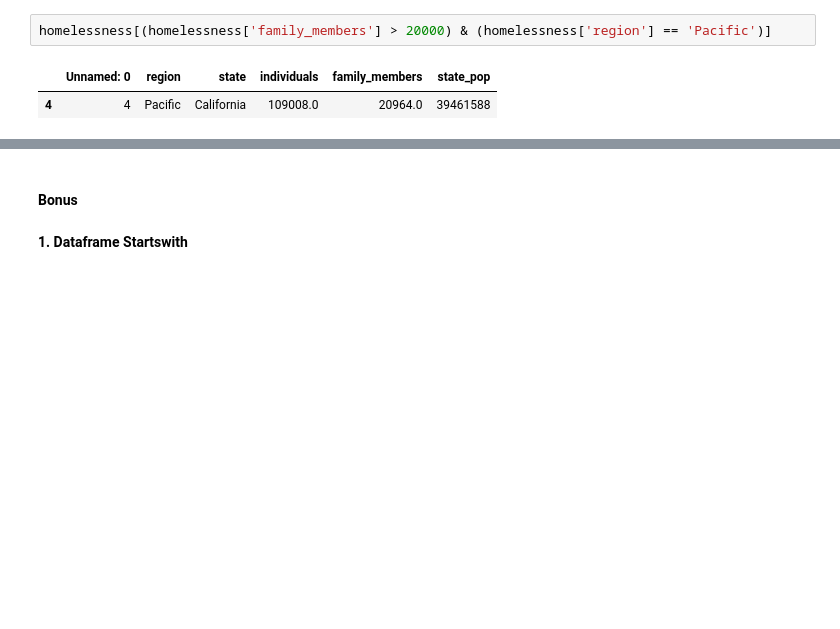
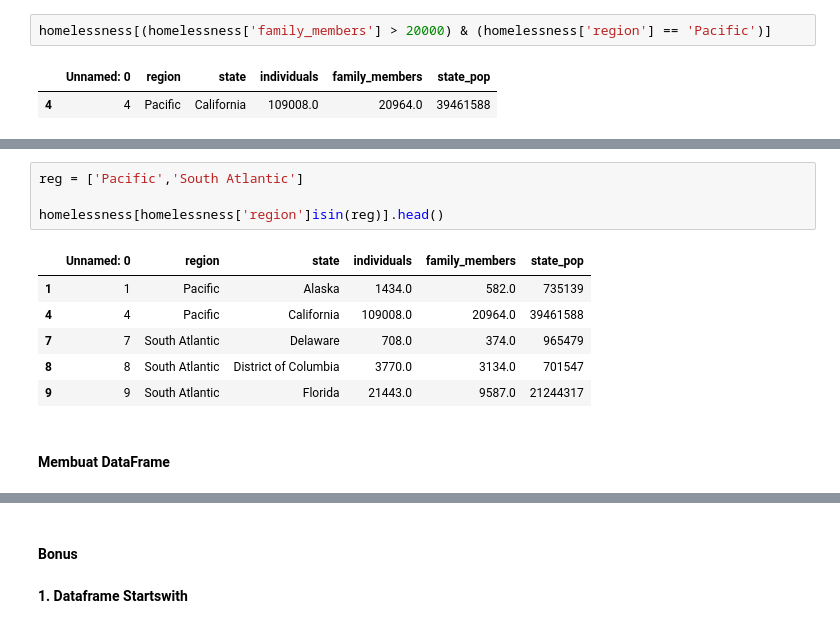
Before and after one commit to UvoChrollo/Pythonista, a Jupyter notebook: Notebook/Data Manipulation/Introduction to Data Manipulation.ipynb, the cells around one changed output, grey strips where cells are left out. Saved outputs shown, nothing was run; the diff lists cells and outputs as text; blank space fills up the shorter version.

Commit message:
Intro Data Manipulation

```diff
--- a/Notebook/Data Manipulation/Introduction to Data Manipulation.ipynb
+++ b/Notebook/Data Manipulation/Introduction to Data Manipulation.ipynb
@@ -391,0 +378,13 @@ homelessness[fam_mem & reg_pac]
+# %%
+reg = ['Pacific','South Atlantic']
+
+homelessness[homelessness['region']isin(reg)].head()
+# %% [output]
+|  | Unnamed: 0 | region | state | individuals | family_members | state_pop |
+| 1 | 1 | Pacific | Alaska | 1434.0 | 582.0 | 735139 |
+| 4 | 4 | Pacific | California | 109008.0 | 20964.0 | 39461588 |
+| 7 | 7 | South Atlantic | Delaware | 708.0 | 374.0 | 965479 |
+| 8 | 8 | South Atlantic | District of Columbia | 3770.0 | 3134.0 | 701547 |
+| 9 | 9 | South Atlantic | Florida | 21443.0 | 9587.0 | 21244317 |
+# %% [markdown]
+#### Membuat DataFrame
```
Also changed, not shown: parts of 7 cells of this notebook.
